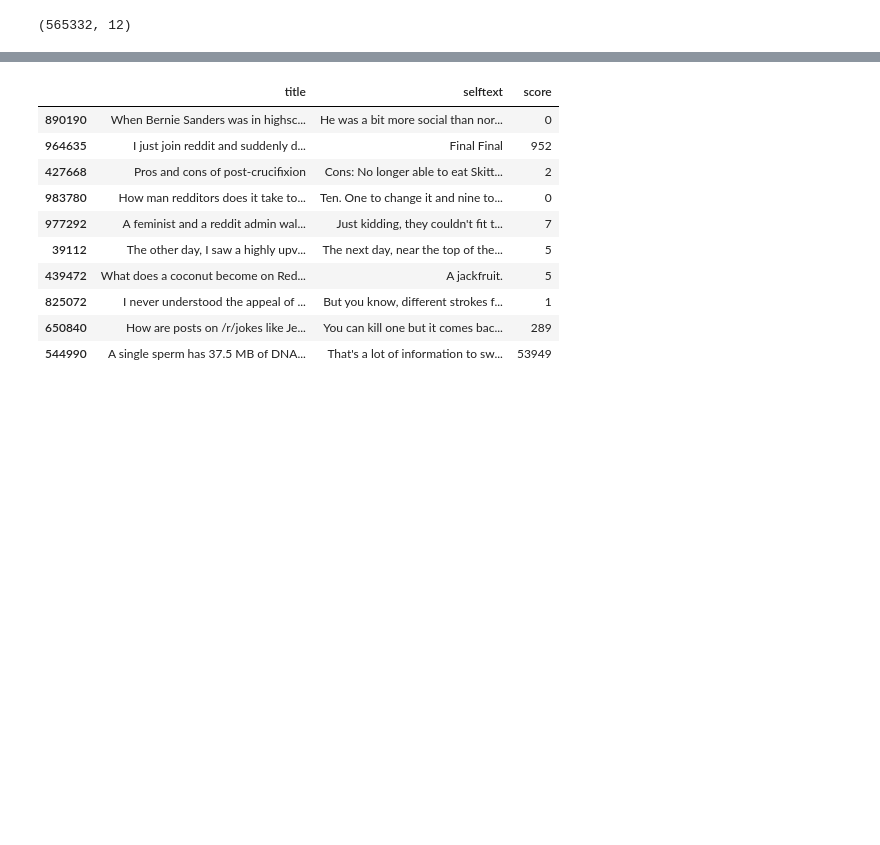
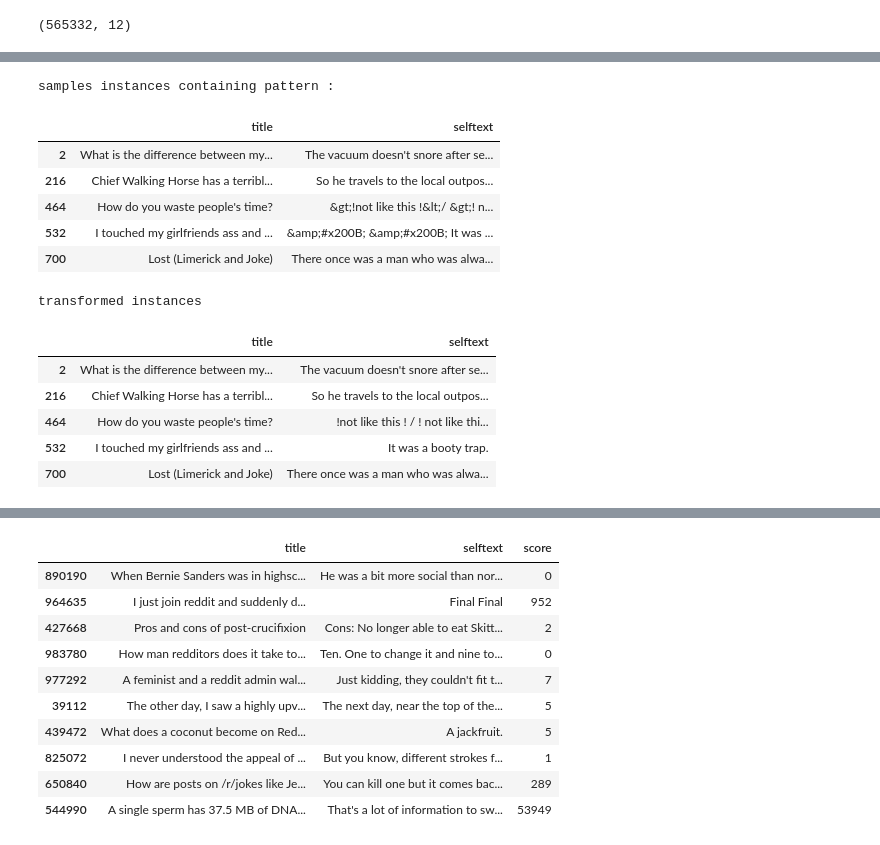
Before and after one commit to Pooret/jokes, a Jupyter notebook: data wrangling.ipynb, the cells around one changed output, grey strips where cells are left out. Drawn from its saved outputs; the diff is of its cells as text; code cells hidden in the pictures; blank space fills up the shorter version.

```diff
--- a/data wrangling.ipynb
+++ b/data wrangling.ipynb
@@ -126,10 +127,10 @@ Our raw data is truly unruly, being sourced from the [r/Jokes subreddit](https:/
 is_null = df['selftext'].isnull()
 
 # where title or post were removed by reddit user/mod
-removed = (df['selftext'].str.lower().str.contains(r"[^a-z\s]removed[^a-z\s]", regex=True)) | (df['title'].str.lower().str.contains(r"[^a-z\s]removed[^a-z\s]", regex=True))
+removed = (df['selftext'].str.contains(r"(?i)[^a-z\s]removed[^a-z\s]", regex=True)) | (df['title'].str.contains(r"(?i)[^a-z\s]removed[^a-z\s]", regex=True))
 
 # where tile or post were deleted by the original poster
-deleted = (df['selftext'].str.lower().str.contains(r"[^a-z\s]deleted[^a-z\s]", regex=True)) | (df['title'].str.lower().str.contains(r"[^a-z\s]deleted[^a-z\s]", regex=True))
+deleted = (df['selftext'].str.contains(r"(?i)[^a-z\s]deleted[^a-z\s]", regex=True)) | (df['title'].str.contains(r"(?i)[^a-z\s]deleted[^a-z\s]", regex=True))
 
 # reposts
 duplicated = df.duplicated(subset=['title', 'selftext'], keep='first')
@@ -263,0 +179,28 @@ print(f"{len(df_cleaned[~neg_class])} samples match")
+# %%
+# removing html character references and escape characters
+PATTERN = r"(&\S+;)"
+
+# get examples of instances containing pattern
+print("samples instances containing pattern :")
+html_idx = df_cleaned[df_cleaned['selftext'].str.contains(PATTERN, regex=True)].index
+display(df_cleaned.loc[html_idx][['title', 'selftext']].head())
+
+# see changes
+print("transformed instances :")
+df_cleaned[['title', 'selftext']] = df_cleaned[['title', 'selftext']].applymap(lambda x: re.sub(PATTERN, " ", x))
+display(df_cleaned.loc[html_idx][['title', 'selftext']].head())
+# %% [output]
+samples instances containing pattern :
+|  | title | selftext |
+| 2 | What is the difference between my... | The vacuum doesn't snore after se... |
+| 216 | Chief Walking Horse has a terribl... | So he travels to the local outpos... |
+| 464 | How do you waste people's time? | &gt;!not like this !&lt;/ &gt;! n... |
+| 532 | I touched my girlfriends ass and ... | &amp;#x200B; &amp;#x200B; It was ... |
+| 700 | Lost (Limerick and Joke) | There once was a man who was alwa... |
+transformed instances
+|  | title | selftext |
+| 2 | What is the difference between my... | The vacuum doesn't snore after se... |
+| 216 | Chief Walking Horse has a terribl... | So he travels to the local outpos... |
+| 464 | How do you waste people's time? | !not like this ! / ! not like thi... |
+| 532 | I touched my girlfriends ass and ... | It was a booty trap. |
+| 700 | Lost (Limerick and Joke) | There once was a man who was alwa... |
```
Also changed, not shown: parts of 41 cells of this notebook.
